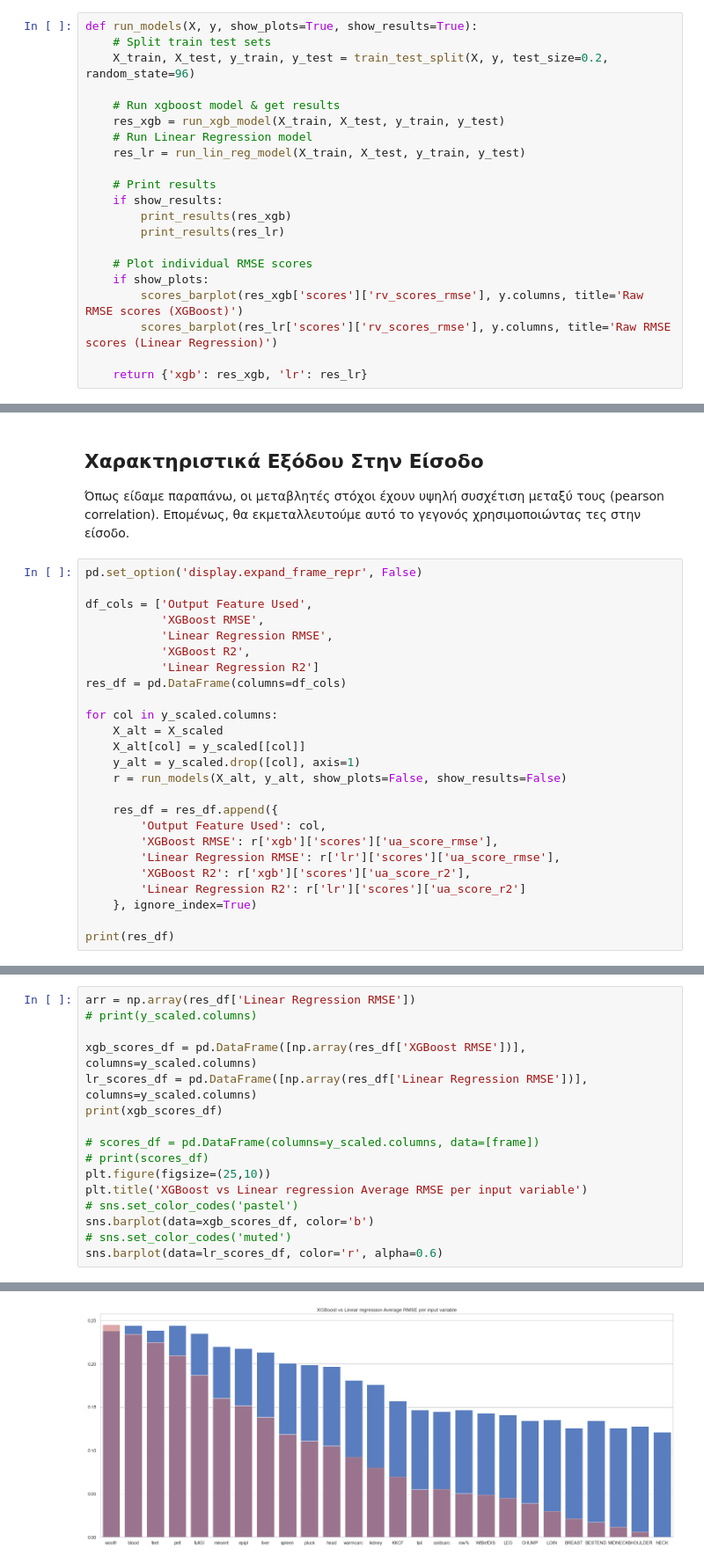
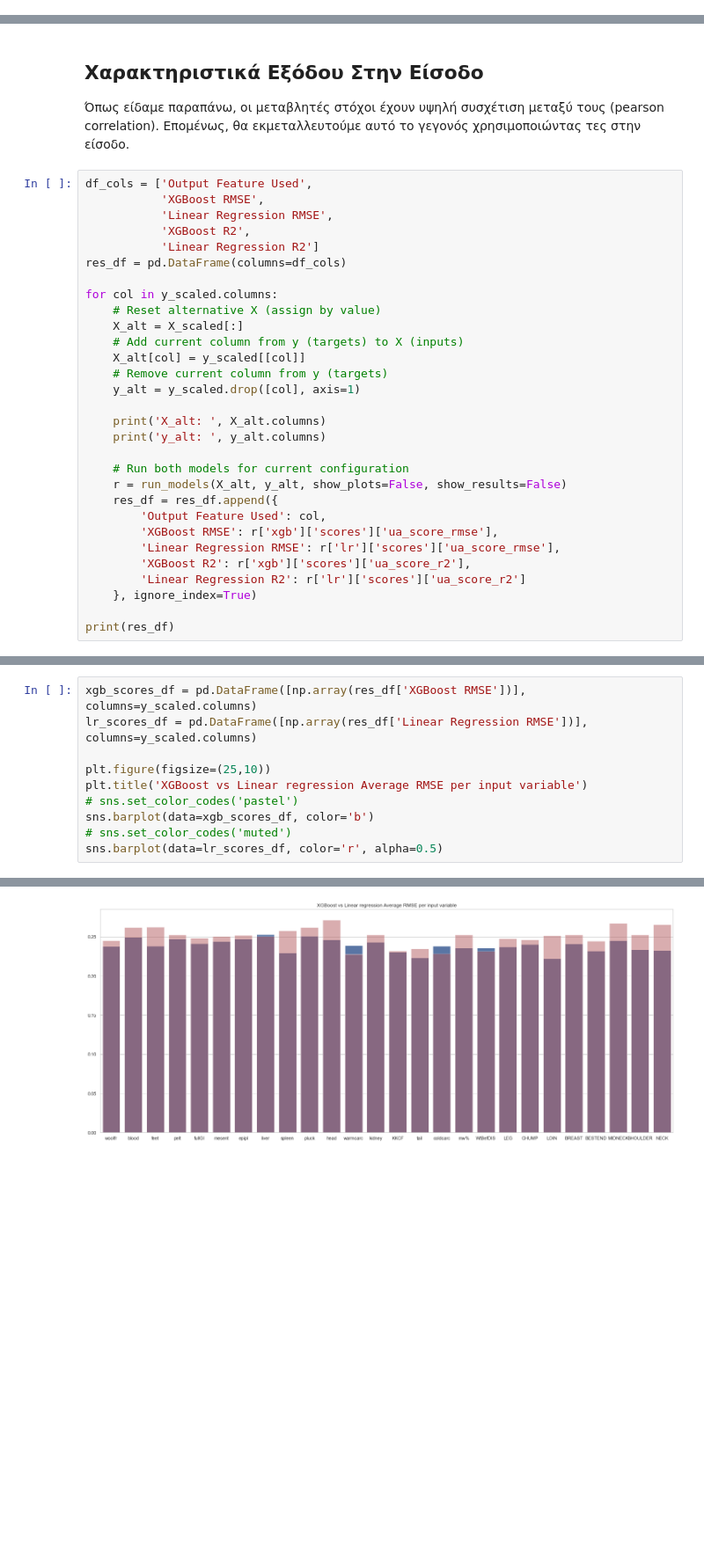
Before and after one commit to antonis-ant/thesis-code, a Jupyter notebook: EDA_notebook.ipynb, the cells around one changed output, grey strips where cells are left out. Shown: that part at 88% size. Drawn from its saved outputs; the diff is of its cells as text; blank space fills up the shorter version.

Commit message:
Fixed bug with input fatures permutations.

```diff
--- a/EDA_notebook.ipynb
+++ b/EDA_notebook.ipynb
@@ -312,26 +313,5 @@ MAPE: 1.099207139021806
 Για να κάνουμε πιό καθαρά τις δοκιμές χρησιμοποιώντας τα δύο μοντέλα κάθε φορά, θα χρησιμοποιήσουμε μια συνάρτηση που
 τρέχει τα δύο μοντέλα και παρουσιάζει τα αποτελέσματα.
-# %%
-def run_models(X, y, show_plots=True, show_results=True):
-    # Split train test sets
-    X_train, X_test, y_train, y_test = train_test_split(X, y, test_size=0.2, random_state=96)
-
-    # Run xgboost model & get results
-    res_xgb = run_xgb_model(X_train, X_test, y_train, y_test)
-    # Run Linear Regression model
-    res_lr = run_lin_reg_model(X_train, X_test, y_train, y_test)
-
-    # Print results
-    if show_results:
-        print_results(res_xgb)
-        print_results(res_lr)
-
-    # Plot individual RMSE scores
-    if show_plots:
-        scores_barplot(res_xgb['scores']['rv_scores_rmse'], y.columns, title='Raw RMSE scores (XGBoost)')
-        scores_barplot(res_lr['scores']['rv_scores_rmse'], y.columns, title='Raw RMSE scores (Linear Regression)')
-
-    return {'xgb': res_xgb, 'lr': res_lr}
 # %% [markdown]
 ### Drop "sex" column
 # %%
@@ -412,8 +392,6 @@ Linear Regression.
 Όπως είδαμε παραπάνω, οι μεταβλητές στόχοι έχουν υψηλή συσχέτιση μεταξύ τους (pearson correlation).
 Επομένως, θα εκμεταλλευτούμε αυτό το γεγονός χρησιμοποιώντας τες στην είσοδο.
 # %%
-pd.set_option('display.expand_frame_repr', False)
-
 df_cols = ['Output Feature Used',
            'XGBoost RMSE',
            'Linear Regression RMSE',
@@ -422,11 +400,18 @@ df_cols = ['Output Feature Used',
 res_df = pd.DataFrame(columns=df_cols)
 
 for col in y_scaled.columns:
-    X_alt = X_scaled
+    # Reset alternative X (assign by value)
+    X_alt = X_scaled[:]
+    # Add current column from y (targets) to X (inputs)
     X_alt[col] = y_scaled[[col]]
+    # Remove current column from y (targets)
     y_alt = y_scaled.drop([col], axis=1)
+
+    print('X_alt: ', X_alt.columns)
+    print('y_alt: ', y_alt.columns)
+
+    # Run both models for current configuration
     r = run_models(X_alt, y_alt, show_plots=False, show_results=False)
-
     res_df = res_df.append({
         'Output Feature Used': col,
         'XGBoost RMSE': r['xgb']['scores']['ua_score_rmse'],
@@ -457,17 +492,11 @@ print(res_df)
 # %%
-arr = np.array(res_df['Linear Regression RMSE'])
-# print(y_scaled.columns)
-
 xgb_scores_df = pd.DataFrame([np.array(res_df['XGBoost RMSE'])], columns=y_scaled.columns)
 lr_scores_df = pd.DataFrame([np.array(res_df['Linear Regression RMSE'])], columns=y_scaled.columns)
-print(xgb_scores_df)
 
-# scores_df = pd.DataFrame(columns=y_scaled.columns, data=[frame])
-# print(scores_df)
 plt.figure(figsize=(25,10))
 plt.title('XGBoost vs Linear regression Average RMSE per input variable')
 # sns.set_color_codes('pastel')
 sns.barplot(data=xgb_scores_df, color='b')
 # sns.set_color_codes('muted')
-sns.barplot(data=lr_scores_df, color='r', alpha=0.6)
+sns.barplot(data=lr_scores_df, color='r', alpha=0.5)
 # %% [output]
@@ -477 +504 @@ sns.barplot(data=lr_scores_df, color='r', alpha=0.6)
-[figure, old version]
+[figure, new version]
```
Also changed, not shown: parts of 7 cells of this notebook, 1 other file.
